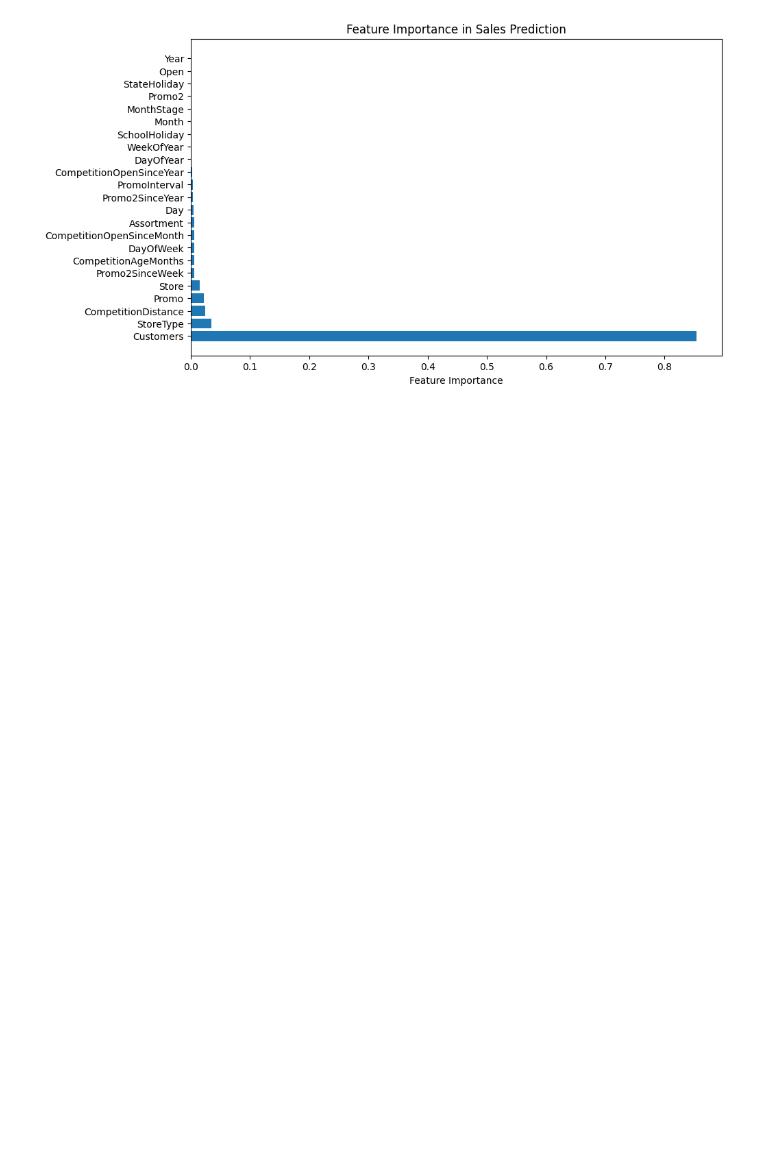
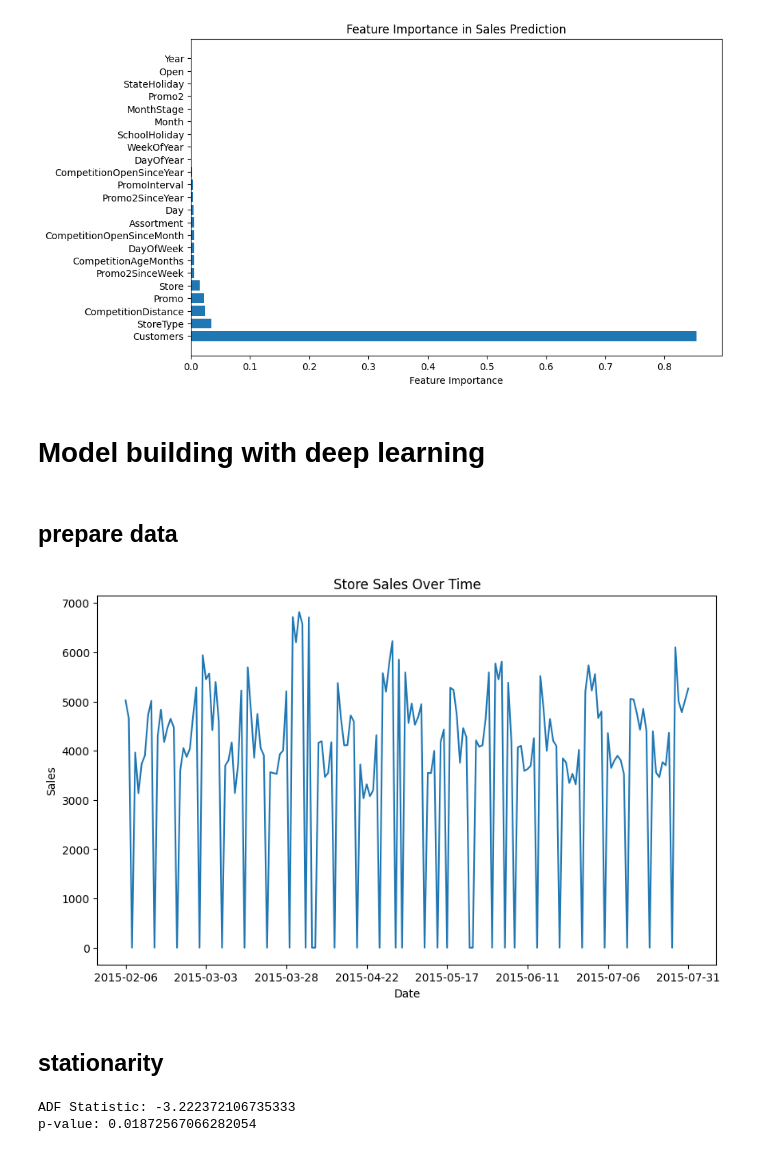
Before and after one commit to habrev/Rossmann-Pharmaceuticals, a Jupyter notebook: notebooks/prediction.ipynb, the cells around one changed output. Drawn from its saved outputs; the diff is of its cells as text; code cells hidden in the pictures; blank space fills up the shorter version.

Commit message:
model building with deep learning

```diff
--- a/notebooks/prediction.ipynb
+++ b/notebooks/prediction.ipynb
@@ -355,3 +355,55 @@ Model Evaluation:
 Mean Squared Error (MSE): 0.9871
 R-squared (R2 Score): -0.0000
 [figure]
+# %% [markdown]
+# Model building with deep learning
+# %% [markdown]
+## prepare data
+# %%
+import pandas as pd
+import numpy as np
+import matplotlib.pyplot as plt
+from statsmodels.tsa.stattools import adfuller
+from statsmodels.graphics.tsaplots import plot_acf, plot_pacf
+from sklearn.preprocessing import MinMaxScaler
+from sklearn.model_selection import train_test_split
+
+# Load the dataset
+data = pd.read_csv('merged_data.csv', parse_dates=['Date'])
+
+# Isolate the time series data (Store, Date, Sales)
+df = data[['Store', 'Date', 'Sales']]
+
+# Sort by Date
+df = df.sort_values(by=['Store', 'Date'])
+
+# Set the Date column as the index
+df.set_index('Date', inplace=True)
+
+# Check for missing values and handle them (if any)
+df = df.dropna()
+
+# Isolate the sales data for one store (for simplicity, we will choose one store, e.g., Store 1)
+store_data = df[df['Store'] == 1]['Sales']
+
+# Plot the sales data for visualization
+store_data.plot(figsize=(10, 6))
+plt.title('Store Sales Over Time')
+plt.ylabel('Sales')
+plt.show()
+# %% [output]
+[figure, added]
+# %% [markdown]
+## stationarity
+# %%
+# Perform the ADF test
+result = adfuller(store_data)
+
+# Print test statistics
+print(f"ADF Statistic: {result[0]}")
+print(f"p-value: {result[1]}")
+
+# If the p-value is greater than 0.05, the time series is non-stationary
+# %% [output]
+ADF Statistic: -3.222372106735333
+p-value: 0.01872567066282054
```
Also changed, not shown: parts of 14 cells of this notebook.
